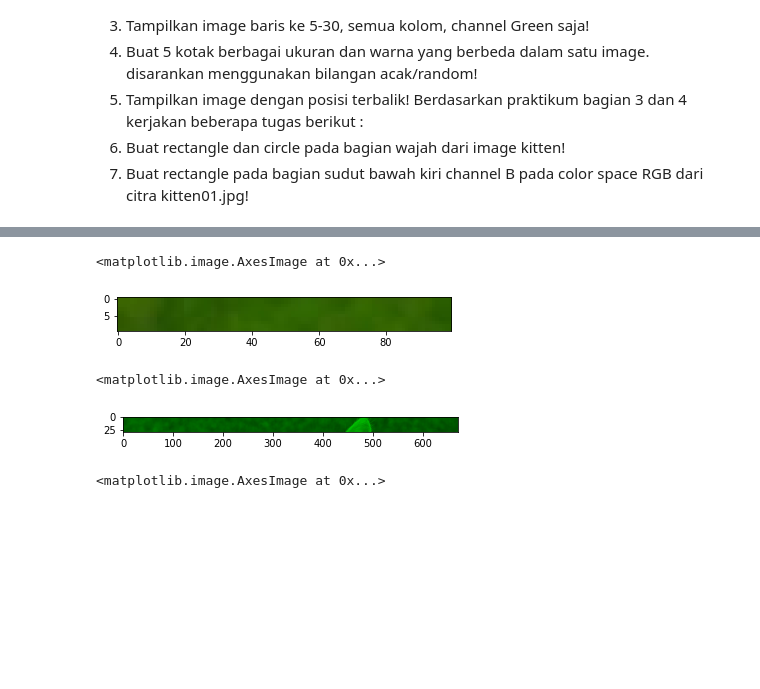
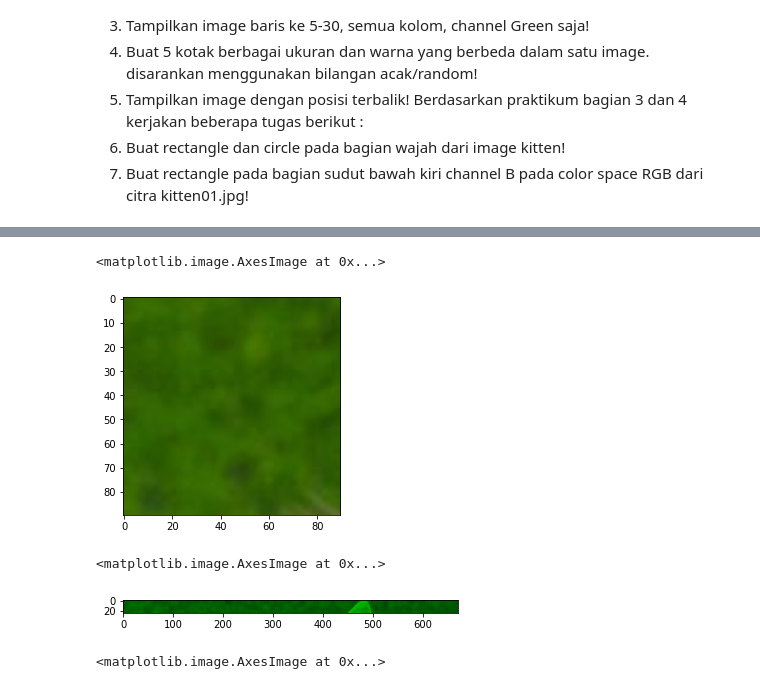
Before and after one commit to syaifuddinzuhri/PCVK_Genap_2022, a Jupyter notebook: week2.ipynb, the cells around one changed output, grey strips where cells are left out. Saved outputs shown, nothing was run; the diff lists cells and outputs as text; code cells hidden in the pictures; blank space fills up the shorter version.

```diff
--- a/week2.ipynb
+++ b/week2.ipynb
@@ -264,17 +270,13 @@ plt.imshow(green_blue)
 # %%
 # 2. Tampilkan image baris ke 10-100, kolom 10-100!
 
-y=10
-x=100
-h=10
-w=100
 image13 = cv.imread('/content/drive/MyDrive/PCVK/week_2/assets/kitchen.jpeg')
 image14 = cv.cvtColor(image13, cv.COLOR_BGR2RGB)
-crop = image14[y:y+h, x:x+w]
+crop = image14[10:100, 10:100]
 plt.imshow(crop)
 # %% [output]
 <matplotlib.image.AxesImage at 0x...>
-[figure, old version]
+[figure, new version]
 # %%
 # 3. Tampilkan image baris ke 5-30, semua kolom, channel Green saja!
 
@@ -283,11 +285,11 @@ y=5
 x=0
 h=30
 w=green.shape[1]
-crop = green[y:y+h, x:x+w]
+crop = green[y:h, x:w]
 plt.imshow(crop)
 # %% [output]
 <matplotlib.image.AxesImage at 0x...>
-[figure, old version]
+[figure, new version]
 # %%
 # 4. Buat 5 kotak berbagai ukuran dan warna yang berbeda dalam satu image. disarankan menggunakan bilangan acak/random!
 
```
Also changed, not shown: parts of 5 cells of this notebook.
